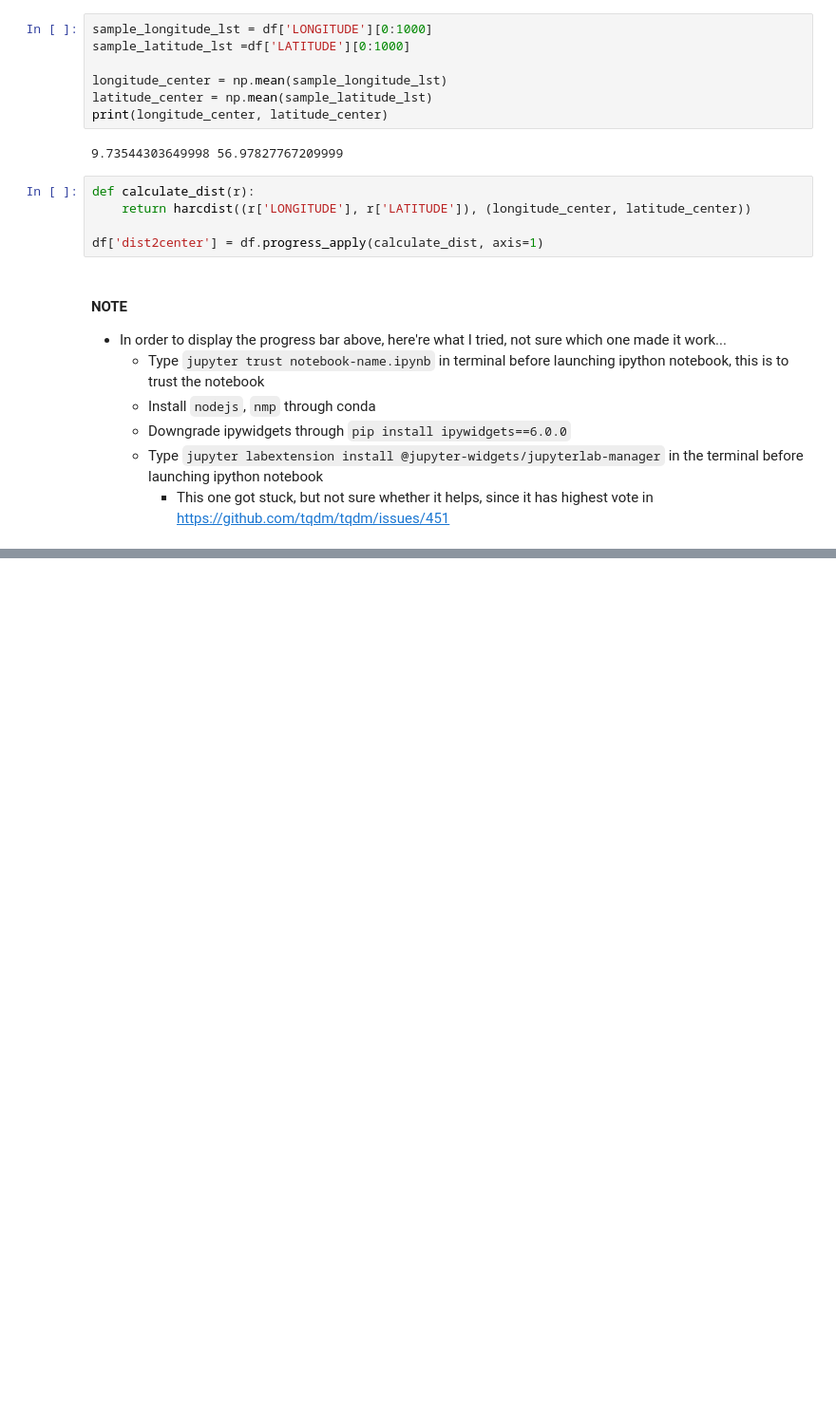
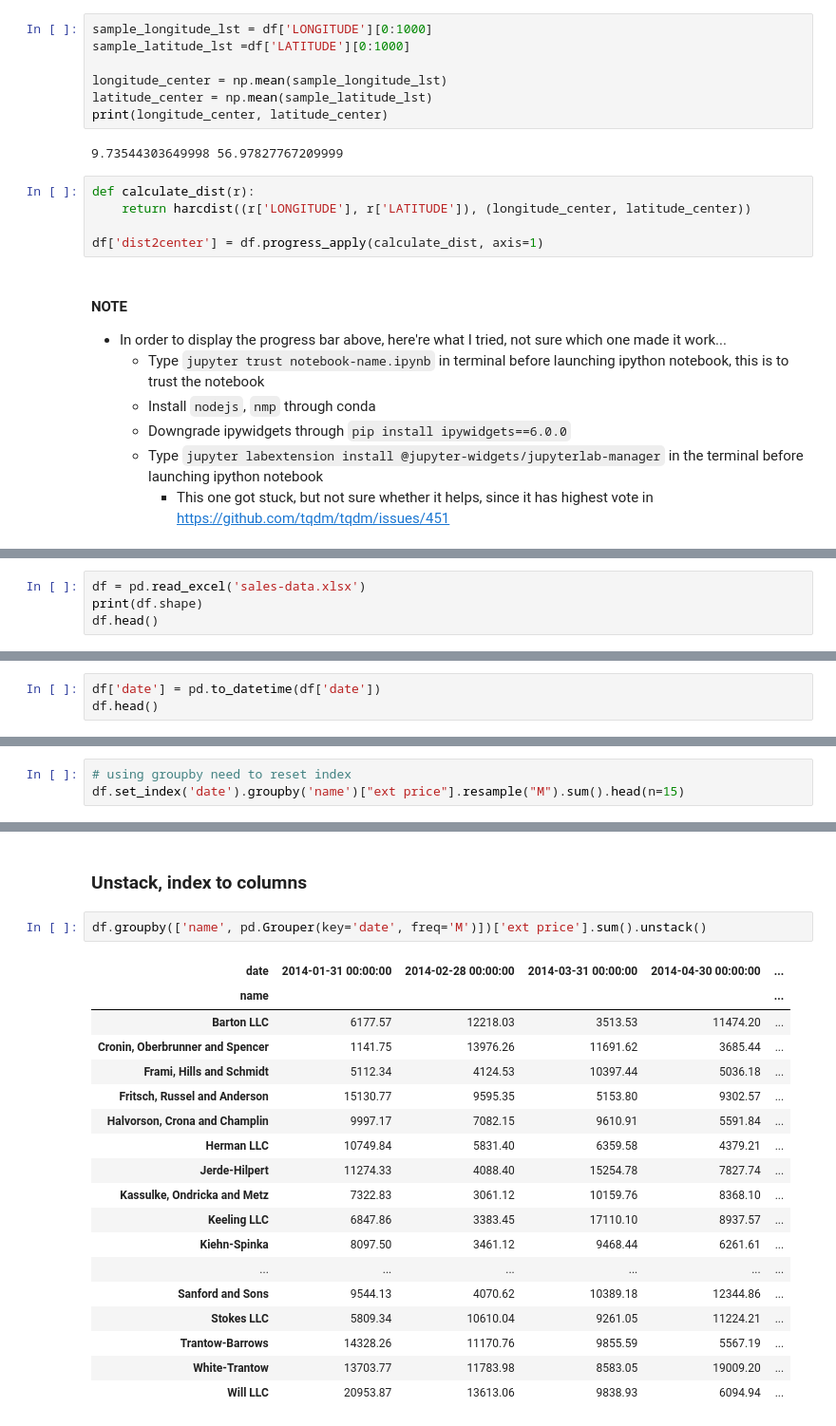
Before and after one commit to hanhanwu/Basic_But_Useful, a Jupyter notebook: python_tricks.ipynb, the cells around one changed output, grey strips where cells are left out. Shown at 95% size. Drawn from its saved outputs; the diff is of its cells as text; blank space fills up the shorter version.

```diff
--- a/python_tricks.ipynb
+++ b/python_tricks.ipynb
@@ -100,0 +156,4 @@ df['dist2center'] = df.progress_apply(calculate_dist, axis=1)
+# %%
+df = pd.read_excel('sales-data.xlsx')
+print(df.shape)
+df.head()
@@ -100,0 +168,3 @@ df['dist2center'] = df.progress_apply(calculate_dist, axis=1)
+# %%
+df['date'] = pd.to_datetime(df['date'])
+df.head()
@@ -100,0 +189,3 @@ df['dist2center'] = df.progress_apply(calculate_dist, axis=1)
+# %%
+# using groupby need to reset index
+df.set_index('date').groupby('name')["ext price"].resample("M").sum().head(n=15)
@@ -100,0 +231,23 @@ df['dist2center'] = df.progress_apply(calculate_dist, axis=1)
+# %% [markdown]
+### Unstack, index to columns
+# %%
+df.groupby(['name', pd.Grouper(key='date', freq='M')])['ext price'].sum().unstack()
+# %% [output]
+| date | 2014-01-31 00:00:00 | 2014-02-28 00:00:00 | 2014-03-31 00:00:00 | 2014-04-30 00:00:00 | ... |
+| name |  |  |  |  | ... |
+| Barton LLC | 6177.57 | 12218.03 | 3513.53 | 11474.20 | ... |
+| Cronin, Oberbrunner and Spencer | 1141.75 | 13976.26 | 11691.62 | 3685.44 | ... |
+| Frami, Hills and Schmidt | 5112.34 | 4124.53 | 10397.44 | 5036.18 | ... |
+| Fritsch, Russel and Anderson | 15130.77 | 9595.35 | 5153.80 | 9302.57 | ... |
+| Halvorson, Crona and Champlin | 9997.17 | 7082.15 | 9610.91 | 5591.84 | ... |
+| Herman LLC | 10749.84 | 5831.40 | 6359.58 | 4379.21 | ... |
+| Jerde-Hilpert | 11274.33 | 4088.40 | 15254.78 | 7827.74 | ... |
+| Kassulke, Ondricka and Metz | 7322.83 | 3061.12 | 10159.76 | 8368.10 | ... |
+| Keeling LLC | 6847.86 | 3383.45 | 17110.10 | 8937.57 | ... |
+| Kiehn-Spinka | 8097.50 | 3461.12 | 9468.44 | 6261.61 | ... |
+| ... | ... | ... | ... | ... | ... |
+| Sanford and Sons | 9544.13 | 4070.62 | 10389.18 | 12344.86 | ... |
+| Stokes LLC | 5809.34 | 10610.04 | 9261.05 | 11224.21 | ... |
+| Trantow-Barrows | 14328.26 | 11170.76 | 9855.59 | 5567.19 | ... |
+| White-Trantow | 13703.77 | 11783.98 | 8583.05 | 19009.20 | ... |
+| Will LLC | 20953.87 | 13613.06 | 9838.93 | 6094.94 | ... |
```
Also changed, not shown: parts of 23 cells of this notebook.
